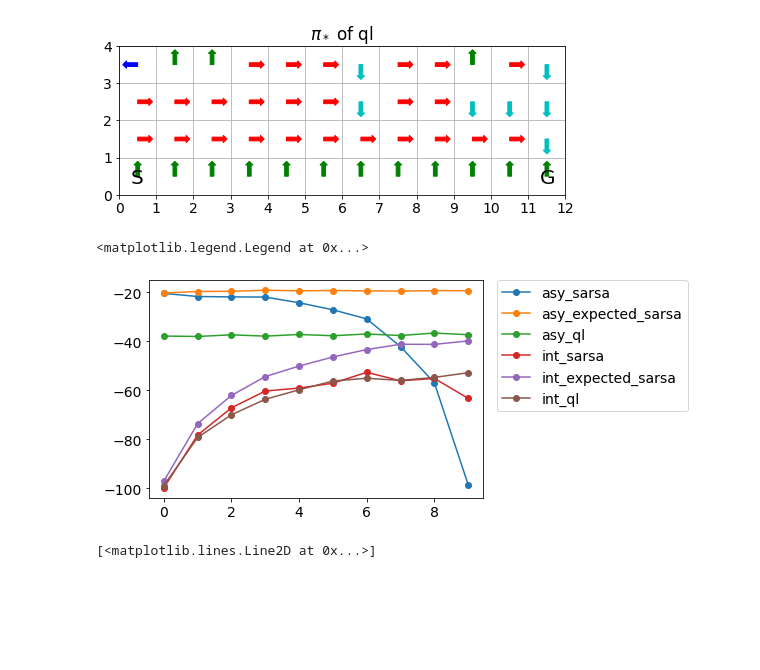
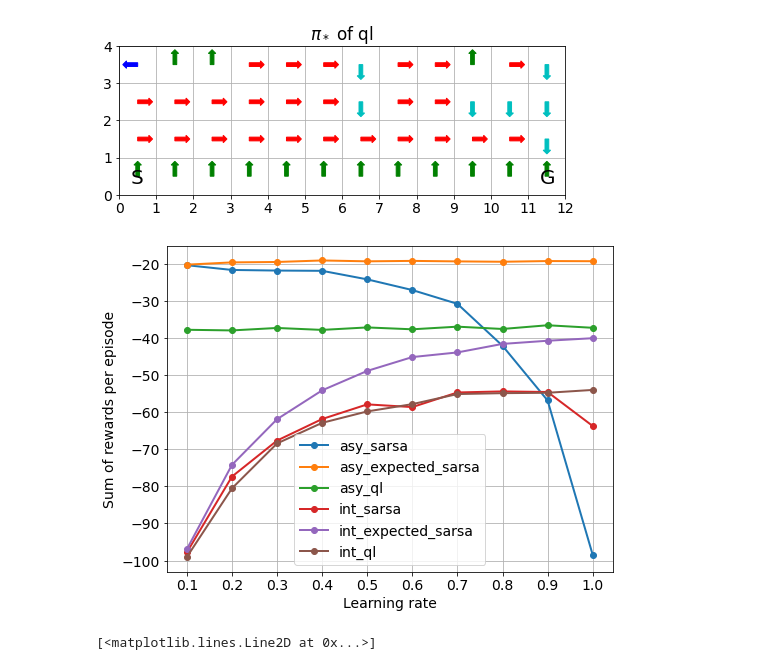
Before and after one commit to ha5ha6/judy_blog, a Jupyter notebook: _notebooks/cliff_walking.ipynb, the cells around one changed output. Saved outputs shown, nothing was run; the diff lists cells and outputs as text; code cells hidden in the pictures; blank space fills up the shorter version.

```diff
--- a/_notebooks/cliff_walking.ipynb
+++ b/_notebooks/cliff_walking.ipynb
@@ -295,18 +295,23 @@ def get_performance(n_runs=10,n_eps=1000):
 
 asy_performance=get_performance(n_runs=1,n_eps=10000)
 # %%
-int_performance=get_performance(n_runs=20,n_eps=100)
+int_performance=get_performance(n_runs=50,n_eps=100)
 # %%
 labels=['asy_sarsa','asy_expected_sarsa','asy_ql',
         'int_sarsa','int_expected_sarsa','int_ql']
 
+plt.figure(figsize=(8,6))
 for i in range(3):
-    plt.plot((asy_performance/(10*1000))[:,i],'-o',label=labels[i])
+    plt.plot((asy_performance/(10*1000))[:,i],'-o',label=labels[i],linewidth=2)
 
 for i in range(3):
-    plt.plot((int_performance/(100*20))[:,i],'-o',label=labels[i+3])
+    plt.plot((int_performance/(100*50))[:,i],'-o',label=labels[i+3],linewidth=2)
 
-plt.legend(bbox_to_anchor=(1.04,1), borderaxespad=0)
+plt.legend(loc='lower center')
+plt.grid()
+plt.xticks(np.arange(10),(np.round(np.arange(0.1,1.1,0.1),1)))
+plt.xlabel('Learning rate')
+plt.ylabel('Sum of rewards per episode')
+plt.savefig('exp_sarsa_cliffwalk.png',dpi=350)
 # %% [output]
-<matplotlib.legend.Legend at 0x...>
-[figure, old version]
+[figure, new version]
```
Also changed, not shown: parts of 1 cell of this notebook, 4 other files.
